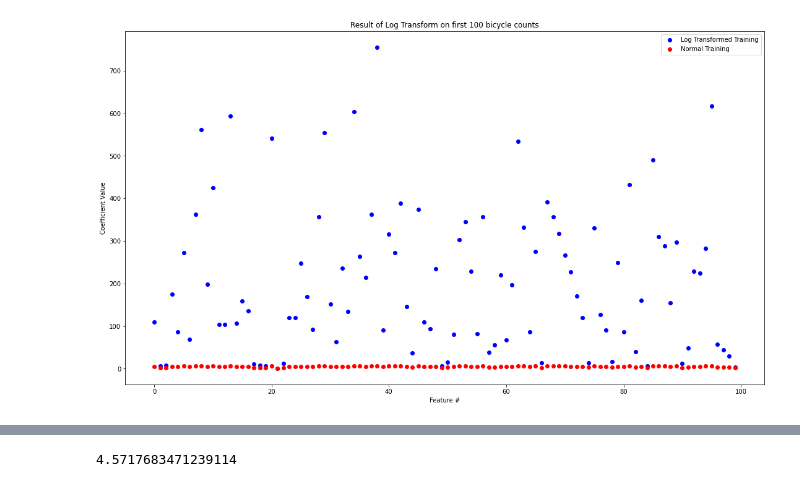
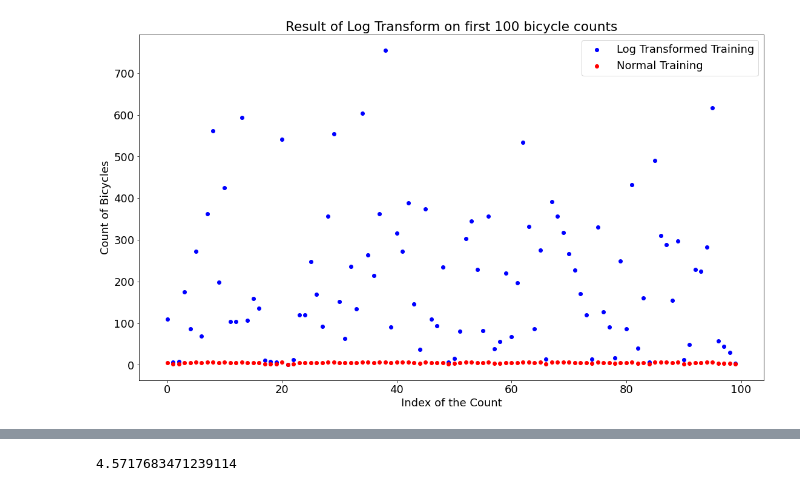
Before and after one commit to NathanHergenreter/CS574_BikeSharing, a Jupyter notebook: ridge.ipynb, the cells around one changed output, grey strips where cells are left out. Drawn from its saved outputs; the diff is of its cells as text; code cells hidden in the pictures.

Commit message:
added some more figures, going to do time series split?

```diff
--- a/ridge.ipynb
+++ b/ridge.ipynb
@@ -17,6 +17,7 @@ from csv_reader import *
 from csv_setup import *
 
 bike_sharing_df = get_bike_sharing_df_clean()
+plt.rcParams.update({'font.size': 18})
 # %%
 def rmsle(y_log, y0_log):
     return np.sqrt(np.mean(np.square(y_log - y0_log)))
@@ -59,20 +60,20 @@ parameters = {
 # %%
 plt.figure()
 xvalues = []
 i = 0
 for a in range(0, 100):
     xvalues.append(a)
     i = i+1
 
 plt.scatter(xvalues,y_train[:100],color="blue", label="Normal Training")
 plt.scatter(xvalues,y_train_log[:100],color="red", label="Log Transformed Training")
 ax = plt.gca()
 plt.gcf().set_size_inches(18.5, 10.5)
 
 ax.legend(("Log Transformed Training", "Normal Training"))
-plt.xlabel('Feature #')
-plt.ylabel('Coefficient Value');
+plt.xlabel('Index of the Count')
+plt.ylabel('Count of Bicycles')
 plt.title('Result of Log Transform on first 100 bicycle counts')
 plt.show()
 # %% [output]
-[figure, old version]
+[figure, new version]
```
Also changed, not shown: parts of 8 cells of this notebook, 1 other file.
